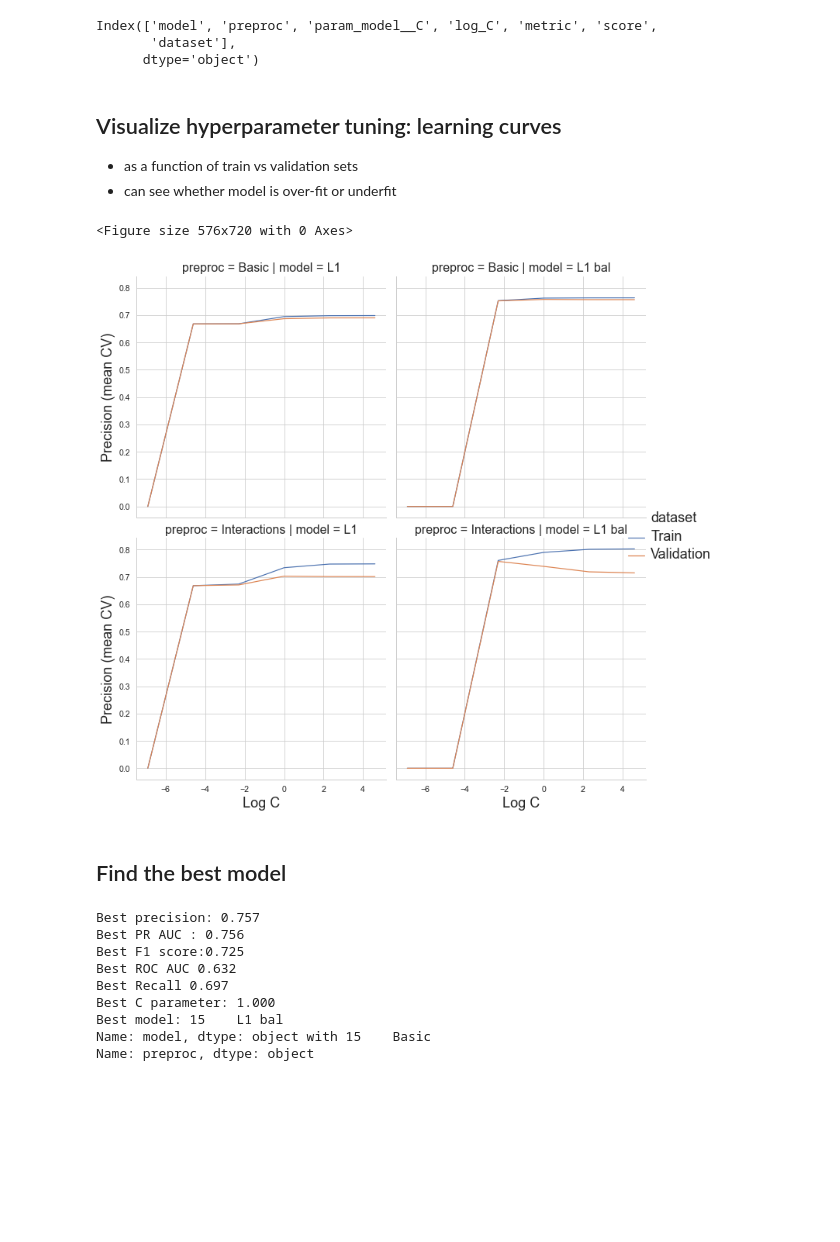
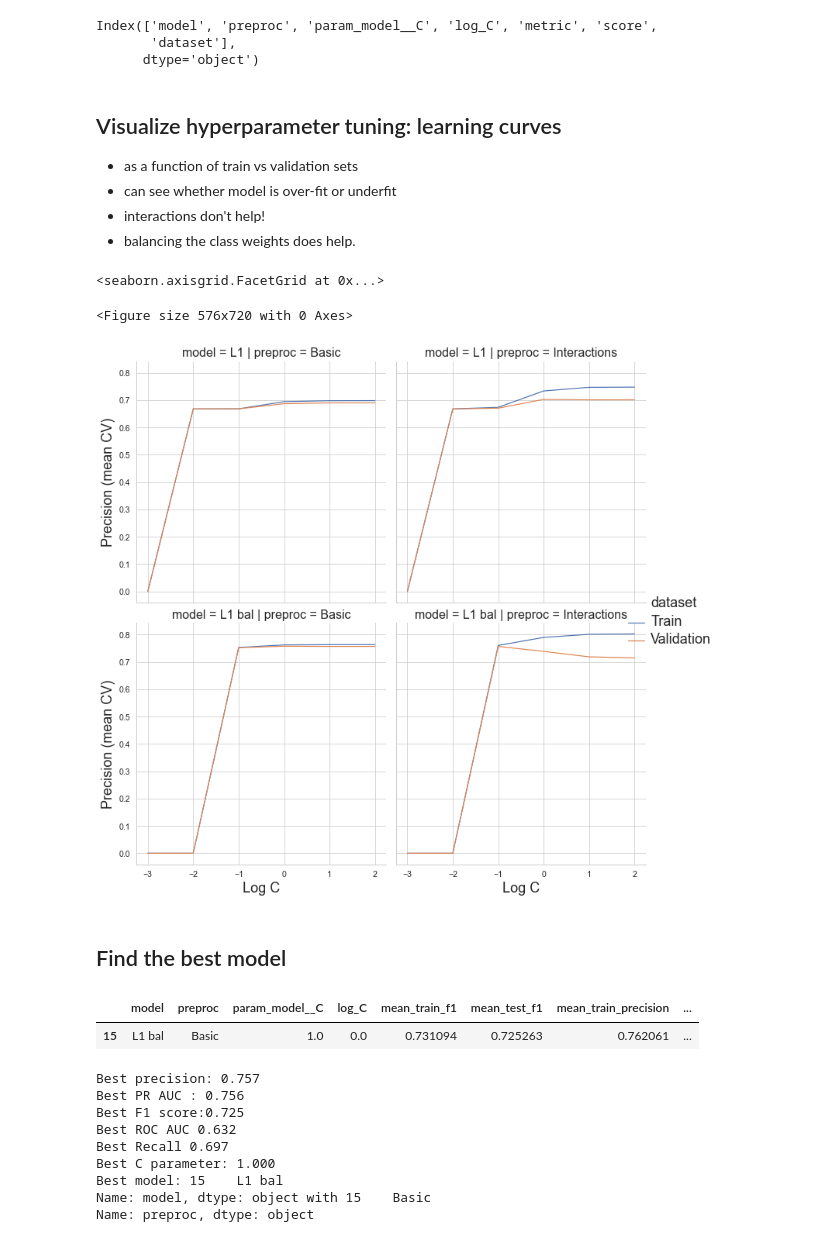
Before and after one commit to mvantieghem/mcc_metastasis, a Jupyter notebook: notebooks/03_feature_selection_flipped.ipynb, the cells around one changed output. Drawn from its saved outputs; the diff is of its cells as text; code cells hidden in the pictures; blank space fills up the shorter version.

```diff
--- a/notebooks/03_feature_selection_flipped.ipynb
+++ b/notebooks/03_feature_selection_flipped.ipynb
@@ -161,12 +164,13 @@ CV_folds =  RepeatedStratifiedKFold(n_splits = 5,
 - automated feature selection via L1 regularization  (Lasso)
 # %%
-Lasso_L1 = LogisticRegression(max_iter = 1000,
-                             penalty = 'l1',
-                              solver = 'liblinear',
-                             random_state = RANDOM)
-Lasso_L1_balanced = LogisticRegression(class_weight = "balanced",
-                                       max_iter = 1000,
-                                      penalty = 'l1',
-                                      solver = 'liblinear',
-                                     random_state = RANDOM)
+
+Lasso_L1 = LogisticRegression( penalty = 'l1',
+                                 solver = 'liblinear',
+                                 max_iter = 1000,
+                                 random_state = RANDOM)
+Lasso_L1_balanced =  LogisticRegression(class_weight = "balanced",
+                                 penalty = 'l1',
+                                 solver = 'liblinear',
+                                 max_iter = 1000,
+                                 random_state = RANDOM)
 # %% [markdown]
@@ -206,7 +210,7 @@ for classifier in classifiers:
                         return_train_score = True,
                         cv = CV_folds,
                         scoring = score_list,
-                        refit = "recall",
+                        refit = "precision",
                         n_jobs =  -1)
         grid.fit(X_trainval, y_trainval)
         results = pd.DataFrame(grid.cv_results_)
@@ -229,7 +233,7 @@ Interactions
 # %%
 # get log  of C for easier visualization
 grid_results['param_model__C']= grid_results.param_model__C.astype('float')
-grid_results['log_C'] = grid_results.param_model__C.map(lambda x: math.log(x))
+grid_results['log_C'] = grid_results.param_model__C.map(lambda x: math.log10(x))
 
 # clean up dataframe so only have mean scores
 grid_results = grid_results[['model', 'preproc', 'param_model__C', 'log_C',
@@ -270,22 +274,33 @@ Index(['model', 'preproc', 'param_model__C', 'log_C', 'metric', 'score',
 ## Visualize hyperparameter tuning: learning curves
 - as a function of train vs validation sets
 - can see whether model is over-fit or underfit
+- interactions don't help!
+- balancing the class weights does help.
 # %%
 # figure of model comparisons on training
 plt.figure(figsize = (8, 10))
-g = sns.relplot(data = grid_results_long[grid_results_long.metric == "precision"],
+g = sns.relplot(data = grid_results_long[(grid_results_long.metric == "precision")],
                 x = "log_C", y = 'score',
                 color = "black", hue = "dataset",
-                kind = "line", col = "model", row = "preproc")
+                kind = "line",  col = "preproc", row = "model")
 g.set_xlabels("Log C", size = 18)
 g.set_ylabels("Precision (mean CV)", size = 18)
 plt.setp(g._legend.get_title(), fontsize = 18)
 plt.setp(g._legend.get_texts(), fontsize = 18)
 g.set_titles(size = 16)
-plt.savefig(os.path.join(figure_path, "Grid_CV_learning_curves_precision.png"))
+#plt.savefig(os.path.join(figure_path, "Grid_CV_learning_curves_precision.png"))
 # %% [output]
-<Figure size 576x720 with 0 Axes>
+<seaborn.axisgrid.FacetGrid at 0x...>
+<Figure size 576x720 with 0 Axes>
-[figure, old version]
+[figure, new version]
 # %% [markdown]
 ## Find the best model
+# %%
+best_metric = grid_results['mean_test_precision'].max()
+match_best = grid_results['mean_test_precision'] == best_metric
+best_model = grid_results[match_best]
+best_model
+# %% [output]
+|  | model | preproc | param_model__C | log_C | mean_train_f1 | mean_test_f1 | mean_train_precision | ... |
+| 15 | L1 bal | Basic | 1.0 | 0.0 | 0.731094 | 0.725263 | 0.762061 | ... |
 # %%
```
Also changed, not shown: parts of 23 cells of this notebook, 1 other file.
